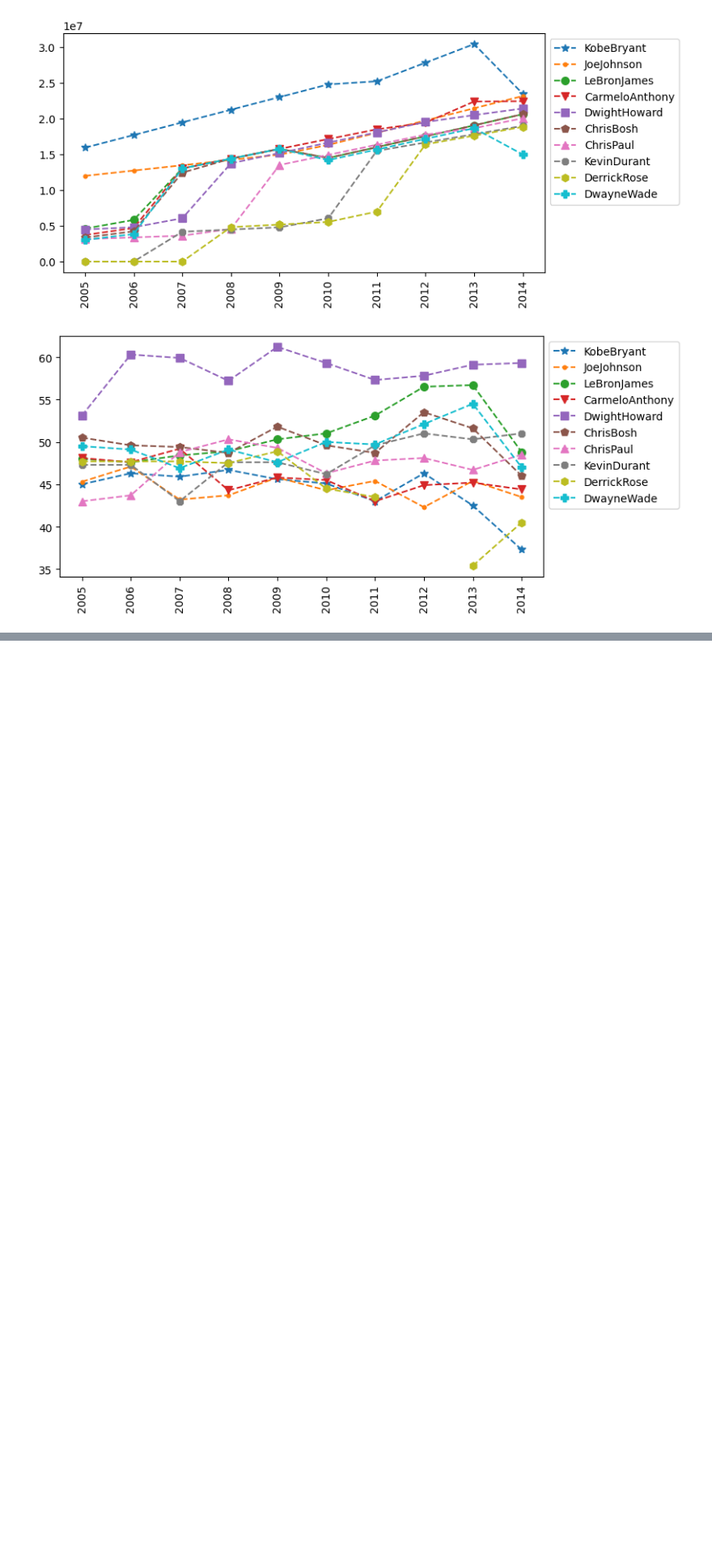
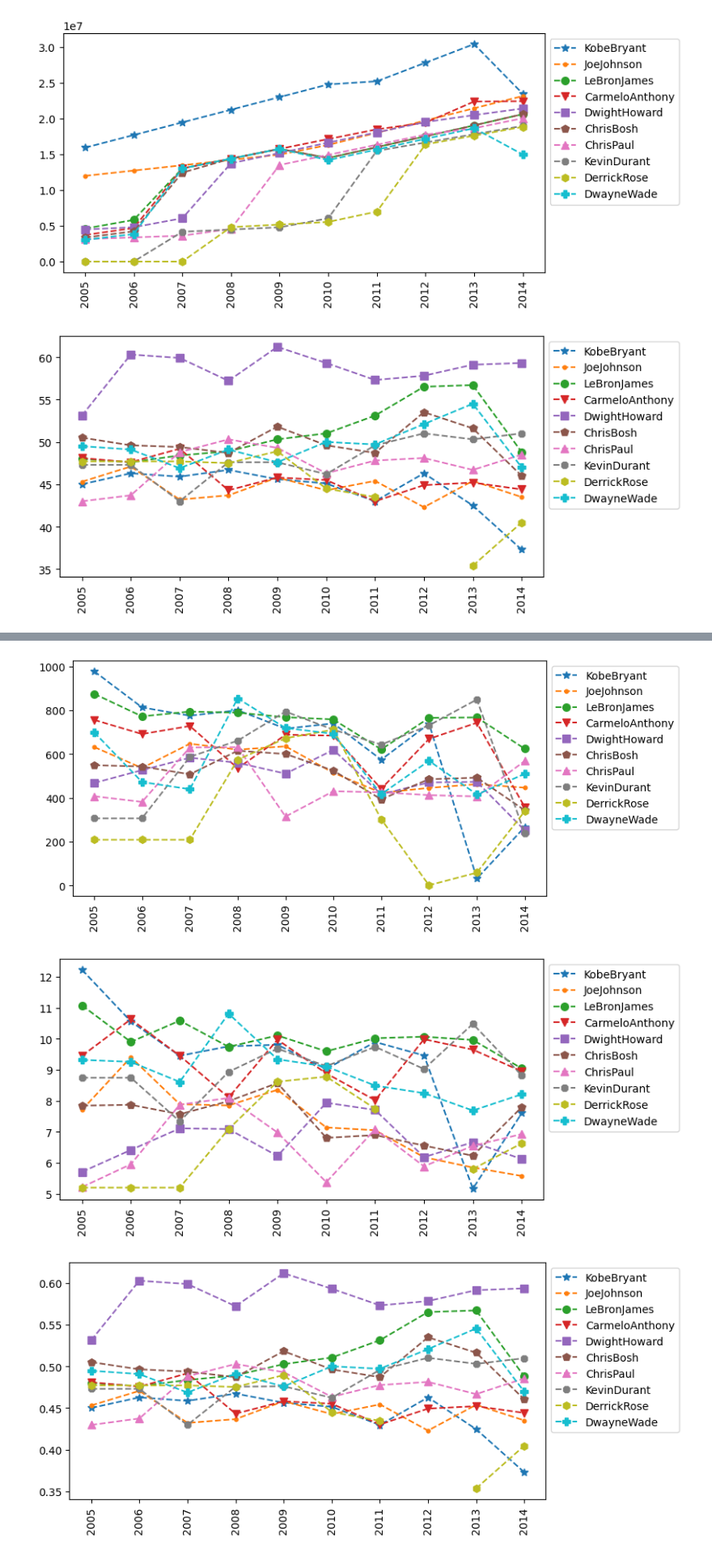
Before and after one commit to supershao1/PythonA-Z, a Jupyter notebook: NBA_2012.ipynb, the cells around one changed output, grey strips where cells are left out. Shown at 81% size. Saved outputs shown, nothing was run; the diff lists cells and outputs as text; code cells hidden in the pictures; blank space fills up the shorter version.

```diff
--- a/NBA_2012.ipynb
+++ b/NBA_2012.ipynb
@@ -441,0 +458,11 @@ myplot(FieldGoalsPerAttempPct)
+# %%
+myplot(FieldGoals)
+myplot(FieldGoals/Games)
+myplot(FieldGoals/FieldGoalAttempts)
+myplot(FieldGoalAttempts/Games)
+myplot(Points/Games)
+myplot(FieldGoalsPerAttempPct)
+# %% [output]
+[figure, added]
+[figure, added]
+[figure, added]
```
Also changed, not shown: parts of 6 cells of this notebook.
